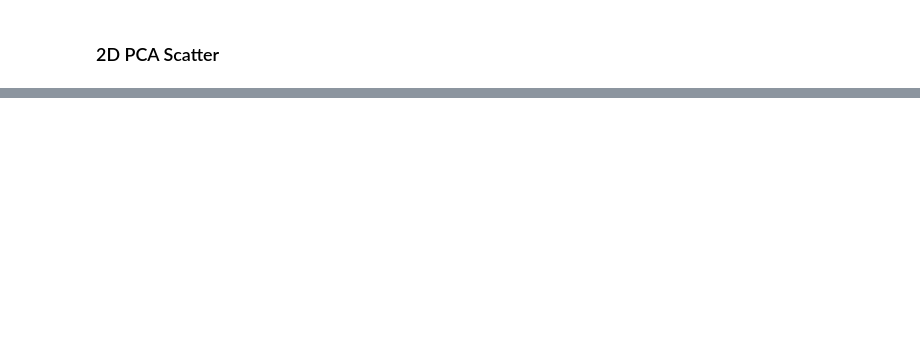
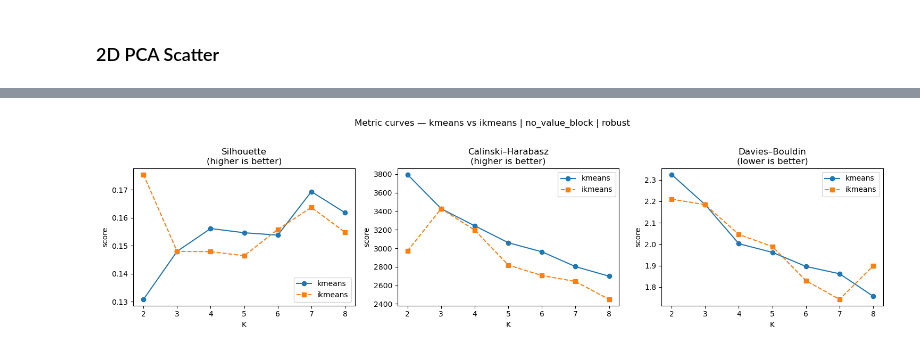
Before and after one commit to nmn0gueira/hotel-booking-ml, a Jupyter notebook: notebooks/02_experiments.ipynb, the cells around one changed output, grey strips where cells are left out. Saved outputs shown, nothing was run; the diff lists cells and outputs as text; code cells hidden in the pictures; blank space fills up the shorter version.

```diff
--- a/notebooks/02_experiments.ipynb
+++ b/notebooks/02_experiments.ipynb
@@ -226,0 +398,24 @@ plt.show()
+# %%
+# Metric curves — K-Means vs IK-Means por K
+_metrics_cfg = [
+    ("silhouette",        "Silhouette",        "higher is better"),
+    ("calinski_harabasz", "Calinski–Harabasz", "higher is better"),
+    ("davies_bouldin",    "Davies–Bouldin",    "lower is better"),
+]
+
+fig, axes = plt.subplots(1, 3, figsize=(15, 4))
+for ax, (col, label, better) in zip(axes, _metrics_cfg):
+    for algo, ls, mk in [("kmeans", "-", "o"), ("ikmeans", "--", "s")]:
+        sub = _sweep_df[_sweep_df["algorithm"] == algo]
+        ax.plot(sub["K"], sub[col], marker=mk, linestyle=ls, label=algo)
+    ax.set_title(f"{label}\n({better})")
+    ax.set_xlabel("K")
+    ax.set_xticks(_K_VALUES)
+    ax.set_ylabel("score")
+    ax.legend(frameon=True)
+
+plt.suptitle(f"Metric curves — kmeans vs ikmeans | {_SWEEP_FEATURE_SET} | {_SWEEP_SCALER}", y=1.02)
+plt.tight_layout()
+plt.show()
+# %% [output]
+[figure, added]
```
Also changed, not shown: parts of 22 cells of this notebook, 1 other file.
